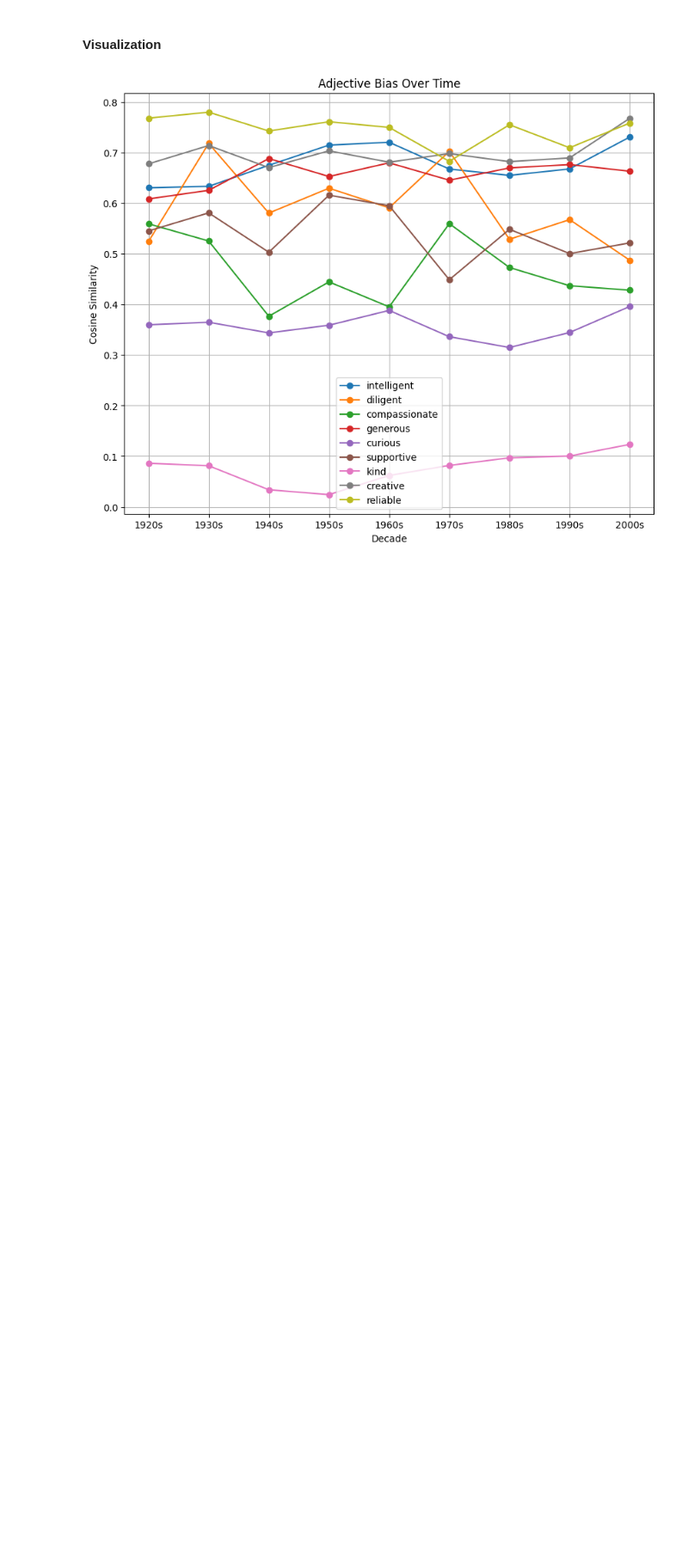
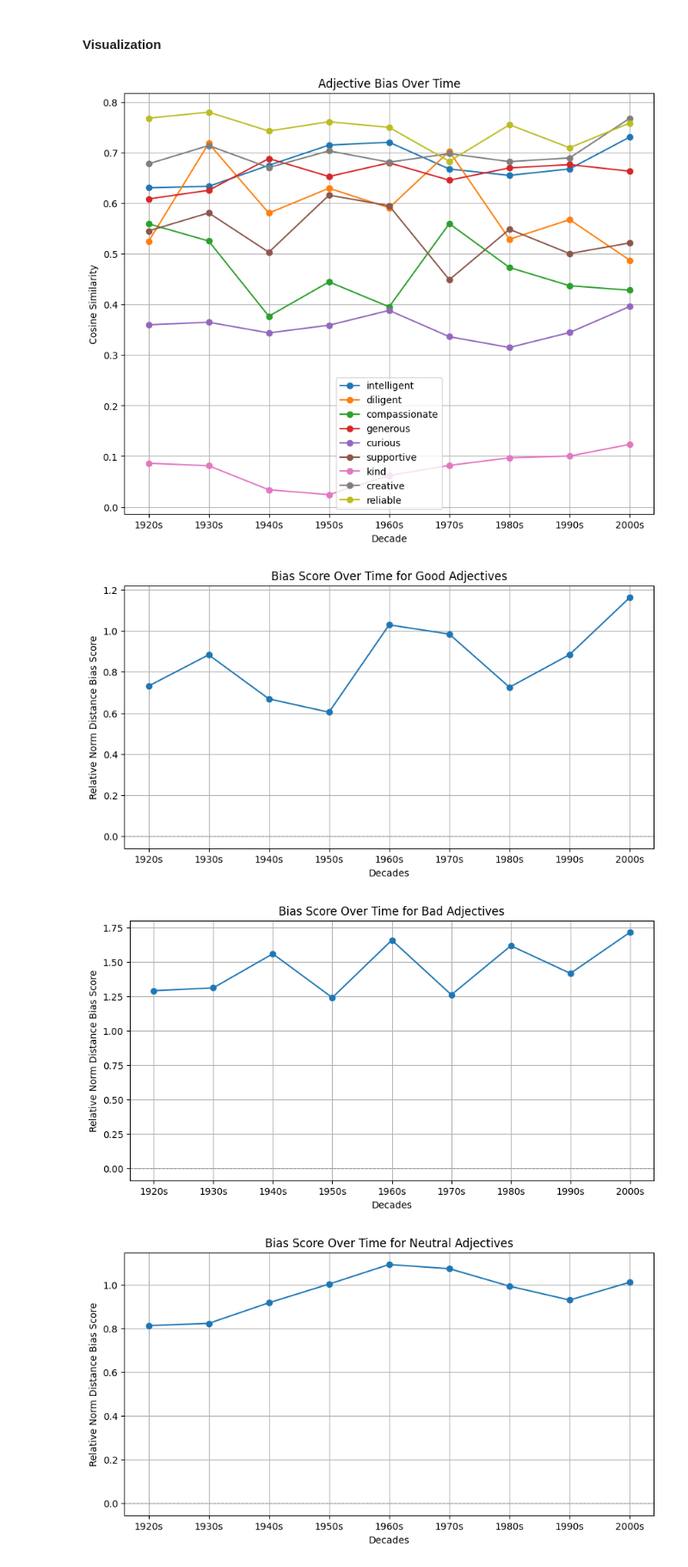
Before and after one commit to emanmozaffar/si699-tutorial, a Jupyter notebook: bias-analysis.ipynb, the cells around one changed output. Shown at 86% size. Saved outputs shown, nothing was run; the diff lists cells and outputs as text; code cells hidden in the pictures; blank space fills up the shorter version.

Commit message:
Add files via upload
Update missing code regarding Asian stereotype trends

```diff
--- a/bias-analysis.ipynb
+++ b/bias-analysis.ipynb
@@ -402,3 +402,55 @@ plt.grid(True)
 plt.show()
 # %% [output]
 [figure]
+# %%
+import numpy as np
+import matplotlib.pyplot as plt
+from gensim.models import Word2Vec
+
+def calculate_centroids(model, name_list):
+    valid_names = [name for name in name_list if name in model.wv.key_to_index]
+    name_vectors = np.array([model.wv[name] for name in valid_names])
+    centroid = np.mean(name_vectors, axis=0)
+    return centroid / np.linalg.norm(centroid)
+
+def compute_bias_scores(models, asian_centroids, white_centroids, adjectives):
+    bias_scores = {decade: 0 for decade in models.keys()}
+    for decade, model in models.items():
+        for adj in adjectives:
+            if adj in model.wv.key_to_index:
+                adj_vector = model.wv[adj]
+                distance_to_asian = np.linalg.norm(adj_vector - asian_centroids[decade])
+                distance_to_white = np.linalg.norm(adj_vector - white_centroids[decade])
+                bias_scores[decade] += (distance_to_white - distance_to_asian)
+    return bias_scores
+
+def plot_bias_over_time(bias_scores, title):
+    decades = sorted(bias_scores.keys())
+    scores = [bias_scores[decade] for decade in decades]
+
+    plt.figure(figsize=(10, 5))
+    plt.plot(decades, scores, marker='o')
+    plt.title(f'Bias Score Over Time for {title}')
+    plt.xlabel('Decades')
+    plt.ylabel('Relative Norm Distance Bias Score')
+    plt.axhline(0, color='grey', lw=0.8, linestyle='--')
+    plt.grid(True)
+    plt.show()
+
+asian_centroids = {}
+white_centroids = {}
+for decade, model in models.items():
+    asian_centroids[decade] = calculate_centroids(model, asian_last_names)
+    white_centroids[decade] = calculate_centroids(model, white_last_names)
+
+good_bias_scores = compute_bias_scores(models, asian_centroids, white_centroids, good_adjectives)
+bad_bias_scores = compute_bias_scores(models, asian_centroids, white_centroids, bad_adjectives)
+neutral_bias_scores = compute_bias_scores(models, asian_centroids, white_centroids, neutral_adjectives)
+
+plot_bias_over_time(good_bias_scores, 'Good Adjectives')
+plot_bias_over_time(bad_bias_scores, 'Bad Adjectives')
+plot_bias_over_time(neutral_bias_scores, 'Neutral Adjectives')
+# %% [output]
+[figure, added]
+[figure, added]
+[figure, added]
```
